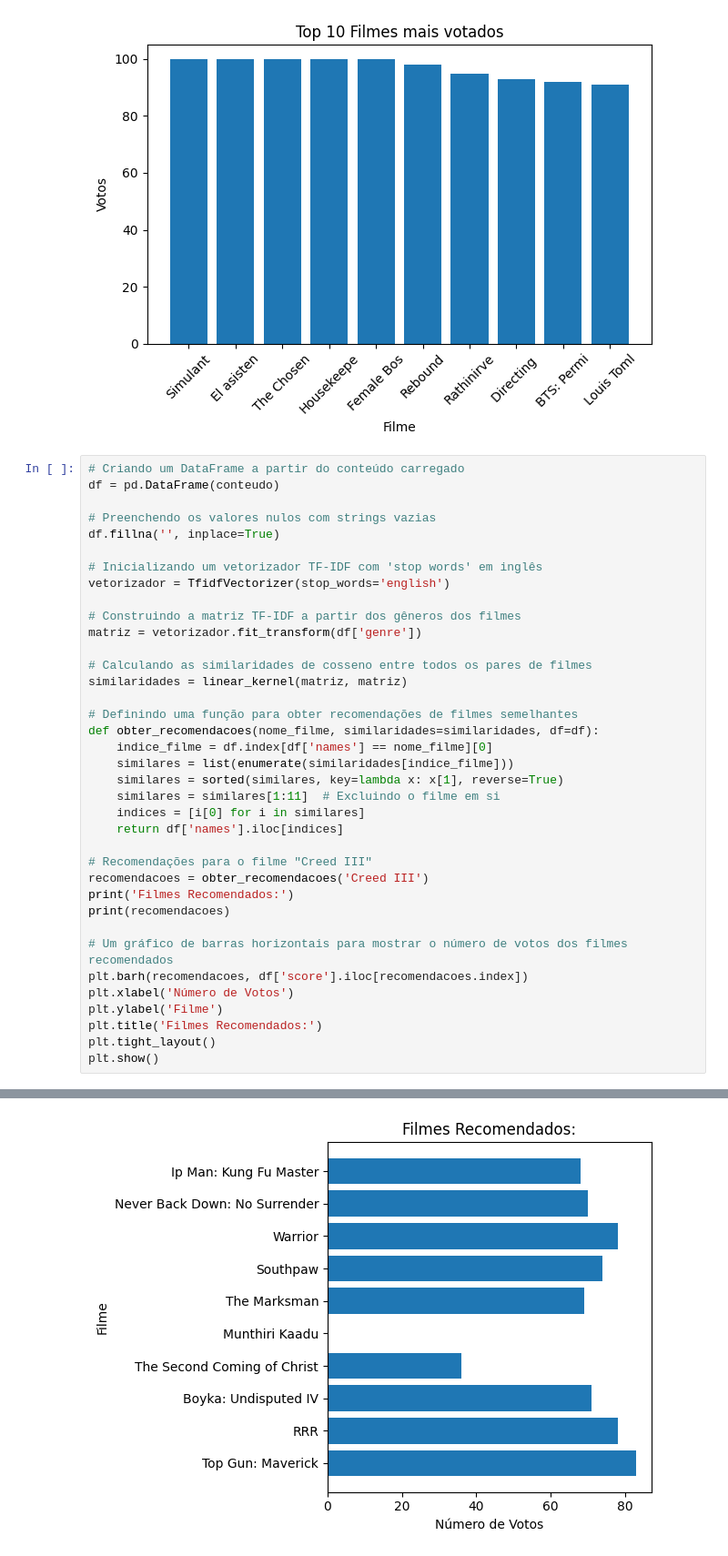
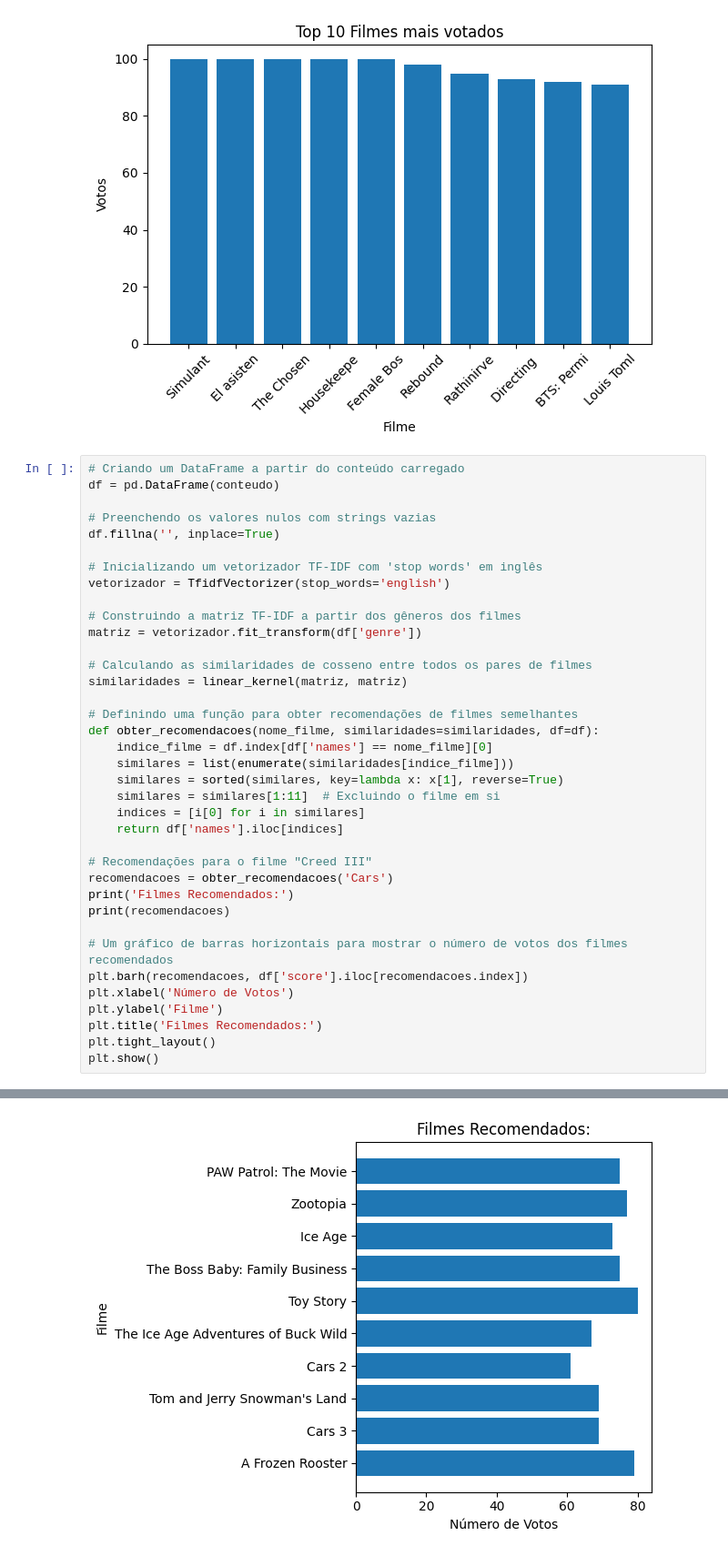
Before and after one commit to czr125/MachineLearning_Python, a Jupyter notebook: notebook.ipynb, the cells around one changed output, grey strips where cells are left out. Shown: that part at 91% size. Drawn from its saved outputs; the diff is of its cells as text.

```diff
--- a/notebook.ipynb
+++ b/notebook.ipynb
@@ -110,7 +110,7 @@ def obter_recomendacoes(nome_filme, similaridades=similaridades, df=df):
     return df['names'].iloc[indices]
 
 # Recomendações para o filme "Creed III"
-recomendacoes = obter_recomendacoes('Creed III')
+recomendacoes = obter_recomendacoes('Cars')
 print('Filmes Recomendados:')
 print(recomendacoes)
 
@@ -136,2 +136,2 @@ Filmes Recomendados:
 Name: names, dtype: object
-[figure, old version]
+[figure, new version]
```
Also changed, not shown: parts of 1 cell of this notebook.
